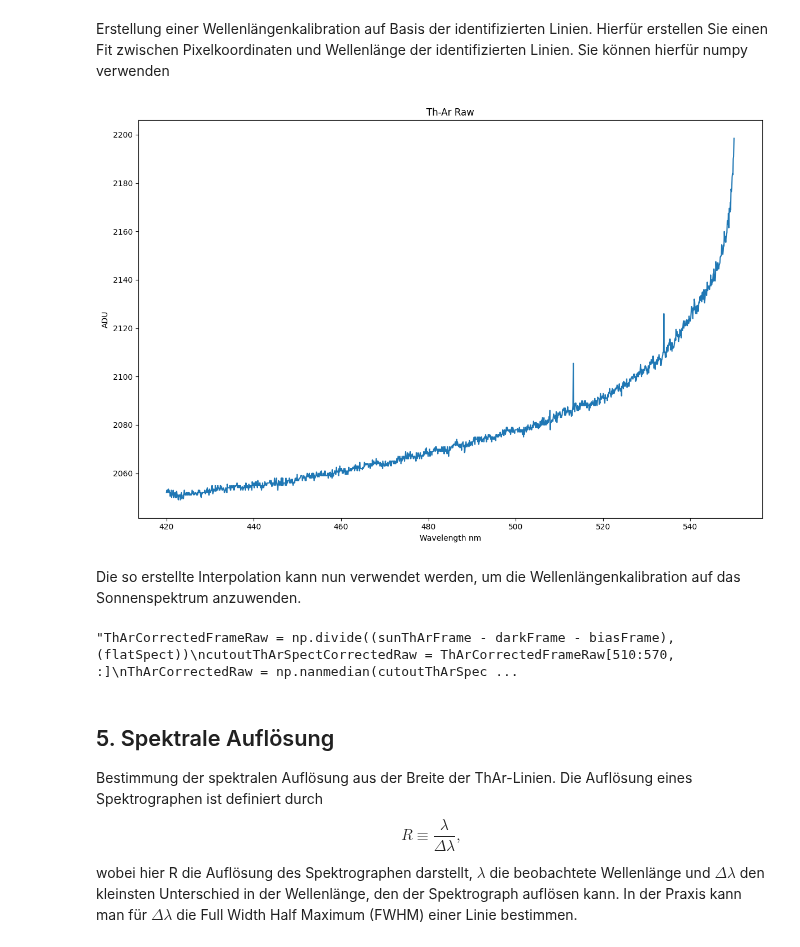
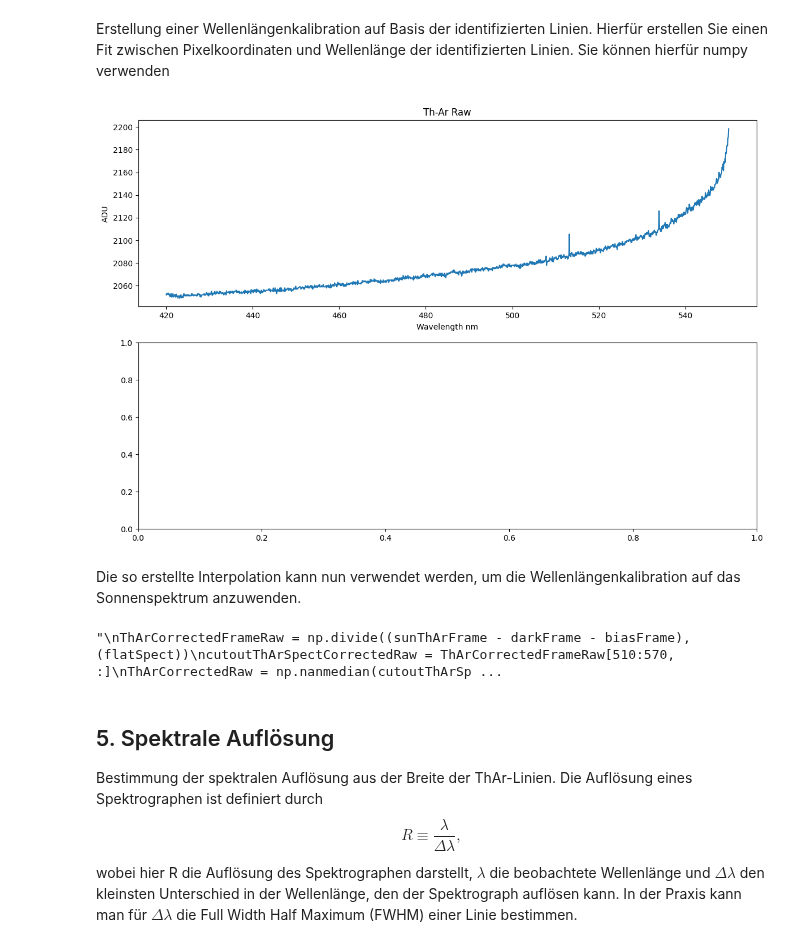
Before and after one commit to B0whunt3r21/AstroPrak, a Jupyter notebook: SolarSpectrum/Auswertungshilfe.ipynb, the cells around one changed output. Saved outputs shown, nothing was run; the diff lists cells and outputs as text; code cells hidden in the pictures.

```diff
--- a/SolarSpectrum/Auswertungshilfe.ipynb
+++ b/SolarSpectrum/Auswertungshilfe.ipynb
@@ -157,28 +158,33 @@ Für das finden der peaks kann zB von `scipy.signal` die funktion `find_peaks`ve
 Erstellung einer Wellenlängenkalibration auf Basis der identifizierten Linien. Hierfür erstellen Sie einen Fit zwischen Pixelkoordinaten und Wellenlänge der identifizierten Linien. Sie können hierfür numpy verwenden
 # %%
 # Fit zwischen Pixel und Wellenlänge mittels Polynom 2. Ordnung
+
+peaks, props = find_peaks(ThArSpect, prominence=(None, 1))
+
 #coeff = np.polynomial.Polynomial.fit(pixel, wavelength, 2)
 
+fig, ax = plt.subplots(2, 1, figsize=(12, 8))
+ax[0].plot(xAxis, ThArSpect)
+#ax[0].plot(peaks, ThArSpect[peaks], marker='x')
+ax[0].set_xlabel('Wavelength nm')
+ax[0].set_ylabel('ADU')
+ax[0].set_title('Th-Ar Raw')
 
-ThArCorrectedFrame = np.divide((sunThArFrame - darkFrame - biasFrame), (flatCorrected))
-cutoutThArSpectCorrected = ThArCorrectedFrame[510:570, :]
-ThArCorrected = np.nanmedian(cutoutThArSpectCorrected, axis=0)
-
-fig, ax = plt.subplots(1, 1, figsize=(12, 8))
-ax.plot(xAxis, ThArSpect)
-ax.set_xlabel('Wavelength nm')
-ax.set_ylabel('ADU')
-ax.set_title('Th-Ar Raw')
-
+'''ax[1].plot(xAxis, xAxis[peaks])
+ax[1].set_xlabel('Wavelength nm')
+ax[1].set_ylabel('ADU')
+ax[1].set_title('Peaks')
+'''
 plt.tight_layout()
 plt.show()
 # %% [output]
-[figure, old version]
+[figure, new version]
 # %% [markdown]
 Die so erstellte Interpolation kann nun verwendet werden, um die Wellenlängenkalibration auf das Sonnenspektrum anzuwenden.
 # %%
 #TODO Sun Calibration and Plot
-'''ThArCorrectedFrameRaw = np.divide((sunThArFrame - darkFrame - biasFrame), (flatSpect))
+'''
+ThArCorrectedFrameRaw = np.divide((sunThArFrame - darkFrame - biasFrame), (flatSpect))
 cutoutThArSpectCorrectedRaw = ThArCorrectedFrameRaw[510:570, :]
 ThArCorrectedRaw = np.nanmedian(cutoutThArSpectCorrectedRaw, axis=0)
 
@@ -205,7 +211,7 @@ ax[2].set_title('Th-Ar Corrected')
 plt.tight_layout()
 plt.show()'''
 # %% [output]
-"ThArCorrectedFrameRaw = np.divide((sunThArFrame - darkFrame - biasFrame), (flatSpect))\ncutoutThArSpectCorrectedRaw = ThArCorrectedFrameRaw[510:570, :]\nThArCorrectedRaw = np.nanmedian(cutoutThArSpec ...
+"\nThArCorrectedFrameRaw = np.divide((sunThArFrame - darkFrame - biasFrame), (flatSpect))\ncutoutThArSpectCorrectedRaw = ThArCorrectedFrameRaw[510:570, :]\nThArCorrectedRaw = np.nanmedian(cutoutThArSp ...
 # %% [markdown]
 ## 5. Spektrale Auflösung
 
```
Also changed, not shown: parts of 2 cells of this notebook, 1 other file.
